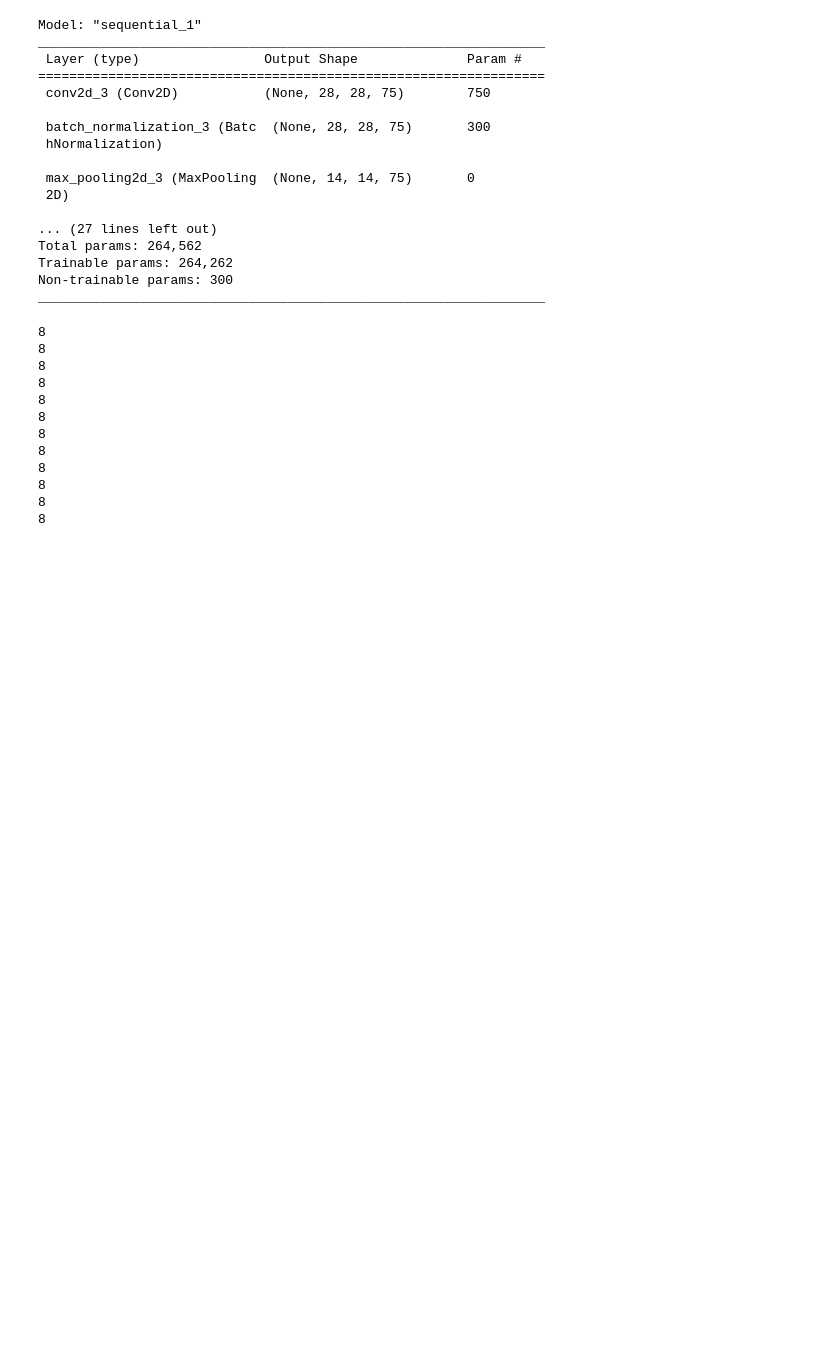
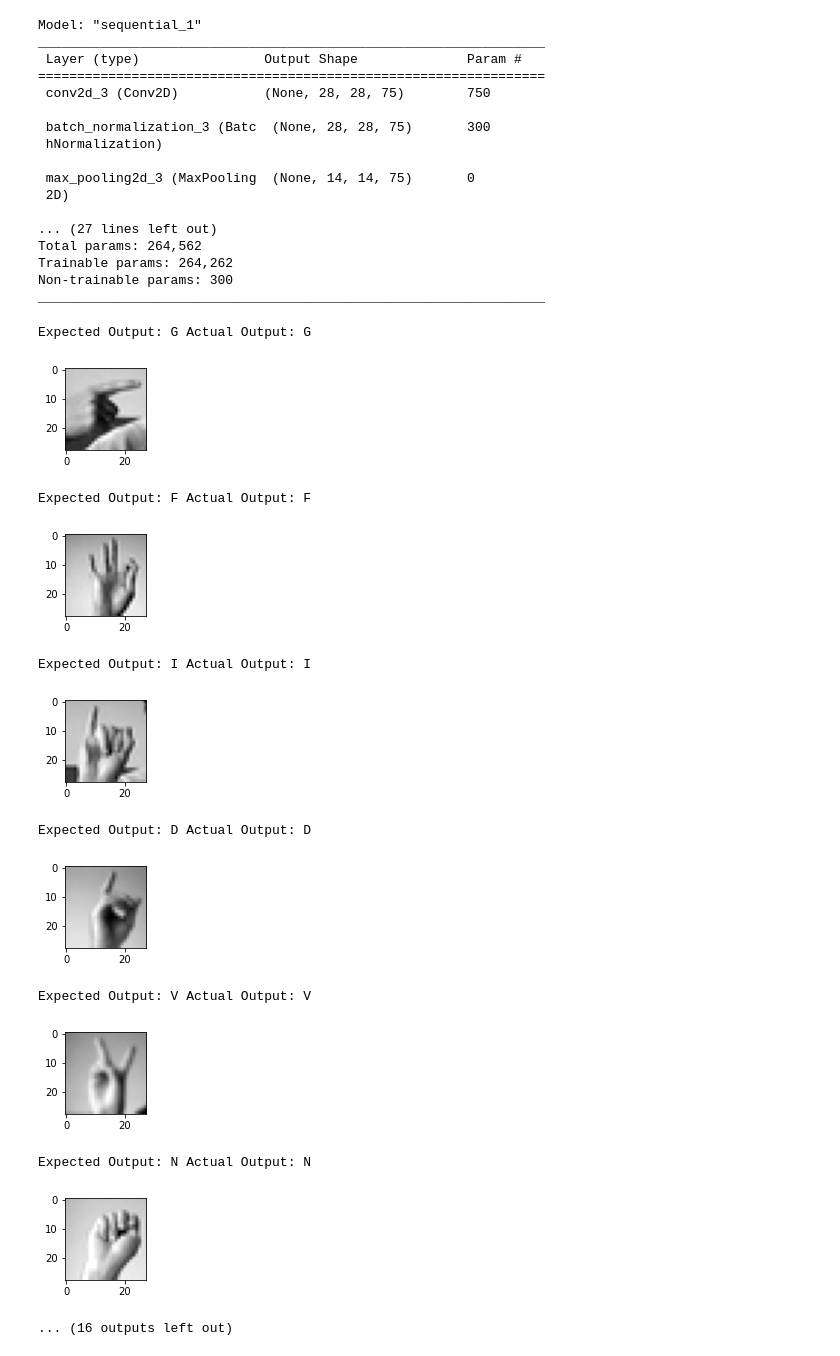
Before and after one commit to Yukino2002/ASL-Recognition, a Jupyter notebook: Deploy.ipynb, the cells around one changed output. Drawn from its saved outputs; the diff is of its cells as text; code cells hidden in the pictures; blank space fills up the shorter version.

Commit message:
Debugging Deploy, editing validation dataset

```diff
--- a/Deploy.ipynb
+++ b/Deploy.ipynb
@@ -23,33 +23,40 @@ _________________________________________________________________
 # %%
 # Now our model has been successfully loaded
 class_names = ['A', 'B', 'C', 'D', 'E', 'F', 'G', 'H', 'I', 'J', 'K', 'L', 'M', 'N', 'O', 'P', 'Q', 'R', 'S', 'T', 'U', 'V', 'W', 'X', 'Y']
 import pandas as pd
 import numpy as np
 import matplotlib.pyplot as plt
+import time
 valid = pd.read_csv('Data_Set/sign_mnist_valid.csv')
 valid_data = np.array(valid, dtype = 'float32')
 x_valid = valid_data[:, 1:]
 y_valid = valid_data[:, 0]
 
 x_valid = x_valid / 255
 x_valid = x_valid.reshape(-1, 28, 28, 1)
 
-# fig1, ax1 = plt.subplots(figsize = (1.5, 1.5))
-# plt.imshow(x_valid[0], cmap = 'gray')
+for i in range(len(x_valid)):
+    image = []
+    image.append(x_valid[i])
+    image = np.array(image, dtype = 'float32')
+    prediction = Model.predict(image)
+    print("Expected Output:", class_names[int(y_valid[i])], "Actual Output:", class_names[int(np.argmax(prediction))])
 
-for i in range(12):
-    prediction = Model.predict(x_valid)
-    print(np.argmax(prediction))
+    # time.sleep(0.5)
+    fig1, ax1 = plt.subplots(figsize = (1.5, 1.5))
+    plt.imshow(x_valid[i], cmap = 'gray')
+    plt.show()
 # %% [output]
-8
-8
-8
-8
-8
-8
-8
-8
-8
-8
-8
-8
+Expected Output: G Actual Output: G
+[figure, added]
+Expected Output: F Actual Output: F
+[figure, added]
+Expected Output: I Actual Output: I
+[figure, added]
+Expected Output: D Actual Output: D
+[figure, added]
+Expected Output: V Actual Output: V
+[figure, added]
+Expected Output: N Actual Output: N
+[figure, added]
+... (16 outputs left out)
```
Also changed, not shown: 1 other file.
